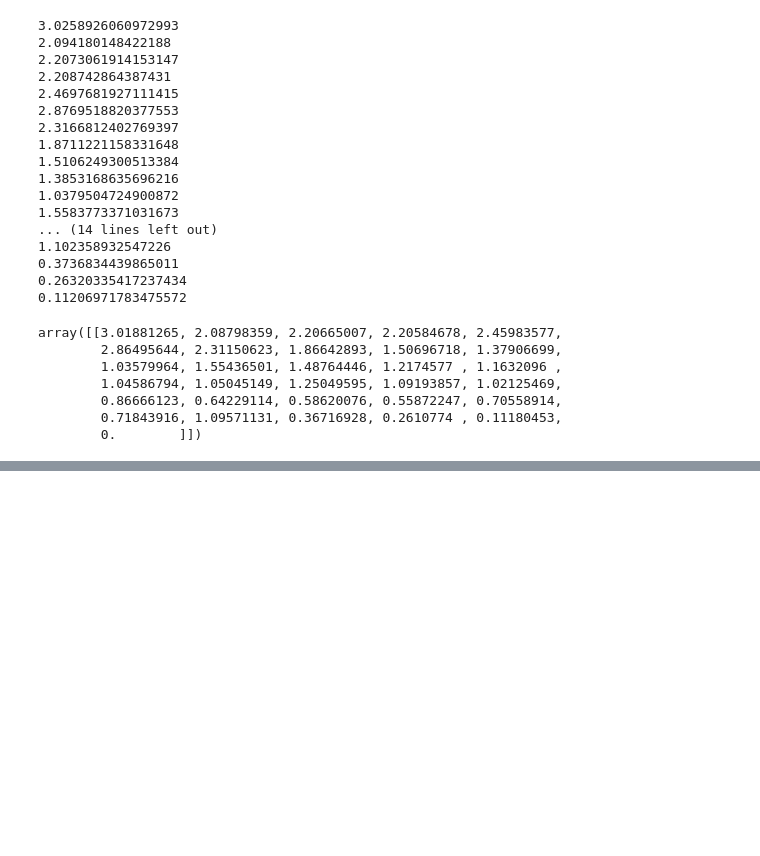
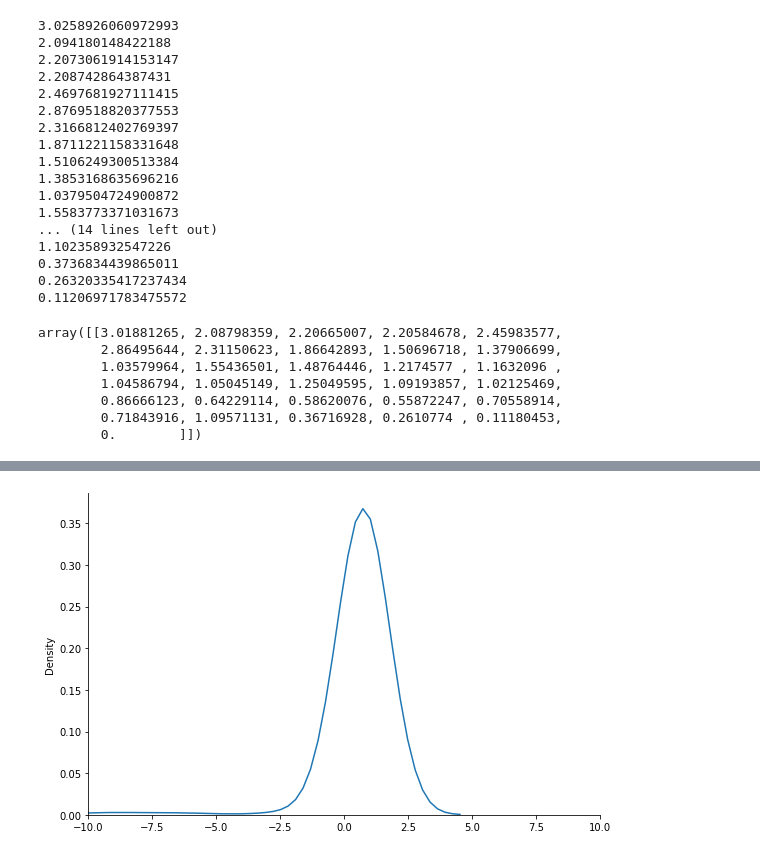
Before and after one commit to lara2302/deep_hedging, a Jupyter notebook: colab/HedgingViaFiniteDifferences.ipynb, the cells around one changed output, grey strips where cells are left out. Saved outputs shown, nothing was run; the diff lists cells and outputs as text; code cells hidden in the pictures; blank space fills up the shorter version.

```diff
--- a/colab/HedgingViaFiniteDifferences.ipynb
+++ b/colab/HedgingViaFiniteDifferences.ipynb
@@ -598,0 +1060,9 @@ array([[3.01881265, 2.08798359, 2.20665007, 2.20584678, 2.45983577,
+# %%
+# importing libraries
+import seaborn as sns
+
+sns.displot(PNL_delta_multi,kind="kde",height=5, aspect=1.6)
+plt.xlim(x_limits)
+plt.show()
+# %% [output]
+[figure, added]
```
Also changed, not shown: parts of 16 cells of this notebook.
